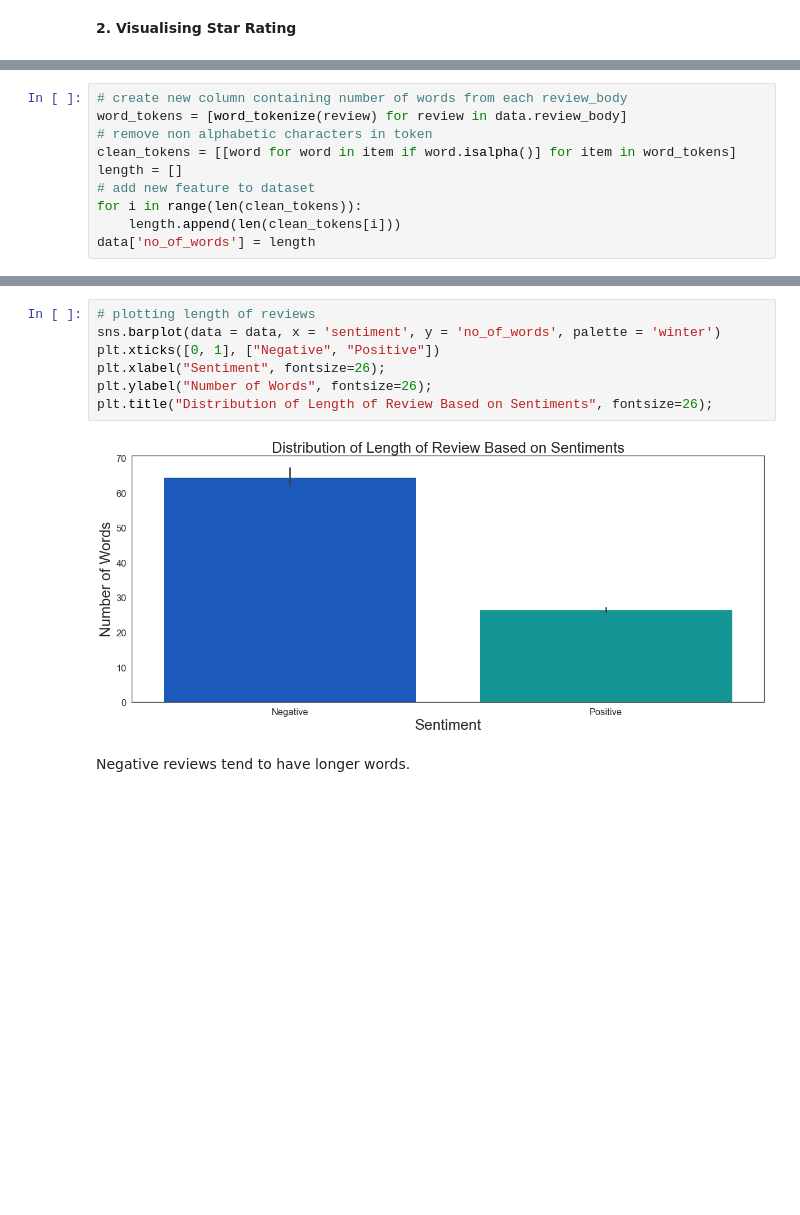
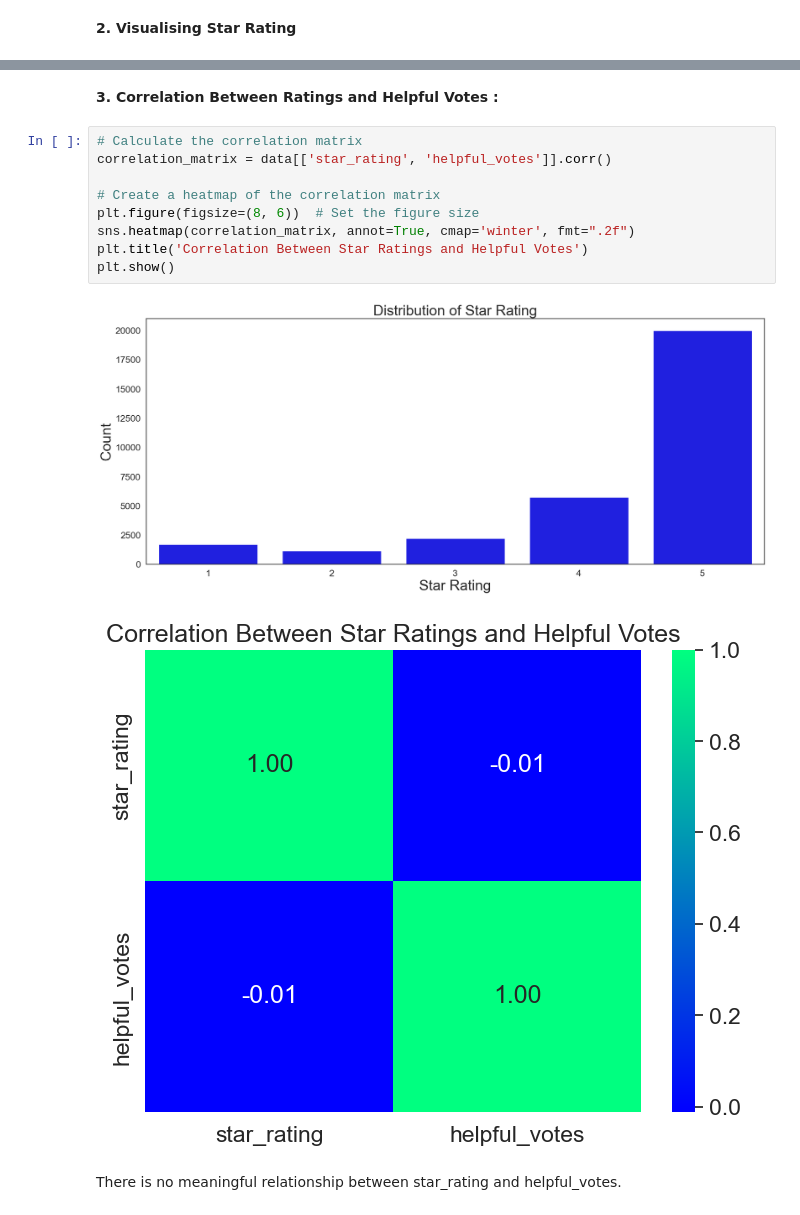
Before and after one commit to PeaceUdoka/Sentiment-analysis-with-python, a Jupyter notebook: Sentiment Analysis With Python.ipynb, the cells around one changed output, grey strips where cells are left out. Drawn from its saved outputs; the diff is of its cells as text; blank space fills up the shorter version.

```diff
--- a/Sentiment Analysis With Python.ipynb
+++ b/Sentiment Analysis With Python.ipynb
@@ -197,10 +204,0 @@ plt.title("Distribution of Star Rating", fontsize=26);
-# %%
-# create new column containing number of words from each review_body
-word_tokens = [word_tokenize(review) for review in data.review_body]
-# remove non alphabetic characters in token
-clean_tokens = [[word for word in item if word.isalpha()] for item in word_tokens]
-length = []
-# add new feature to dataset
-for i in range(len(clean_tokens)):
-    length.append(len(clean_tokens[i]))
-data['no_of_words'] = length
@@ -214,11 +205,16 @@ data['no_of_words'] = length
-# %%
-# plotting length of reviews
-sns.barplot(data = data, x = 'sentiment', y = 'no_of_words', palette = 'winter')
-plt.xticks([0, 1], ["Negative", "Positive"])
-plt.xlabel("Sentiment", fontsize=26);
-plt.ylabel("Number of Words", fontsize=26);
-plt.title("Distribution of Length of Review Based on Sentiments", fontsize=26);
-# %% [output]
-[figure, removed]
-# %% [markdown]
-Negative reviews tend to have longer words.
+# %% [markdown]
+<b>3. Correlation Between Ratings and Helpful Votes :</b>
+# %%
+# Calculate the correlation matrix
+correlation_matrix = data[['star_rating', 'helpful_votes']].corr()
+
+# Create a heatmap of the correlation matrix
+plt.figure(figsize=(8, 6))  # Set the figure size
+sns.heatmap(correlation_matrix, annot=True, cmap='winter', fmt=".2f")
+plt.title('Correlation Between Star Ratings and Helpful Votes')
+plt.show()
+# %% [output]
+[figure, added]
+[figure, added]
+# %% [markdown]
+There is no meaningful relationship between star_rating and helpful_votes.
```
Also changed, not shown: parts of 31 cells of this notebook.
